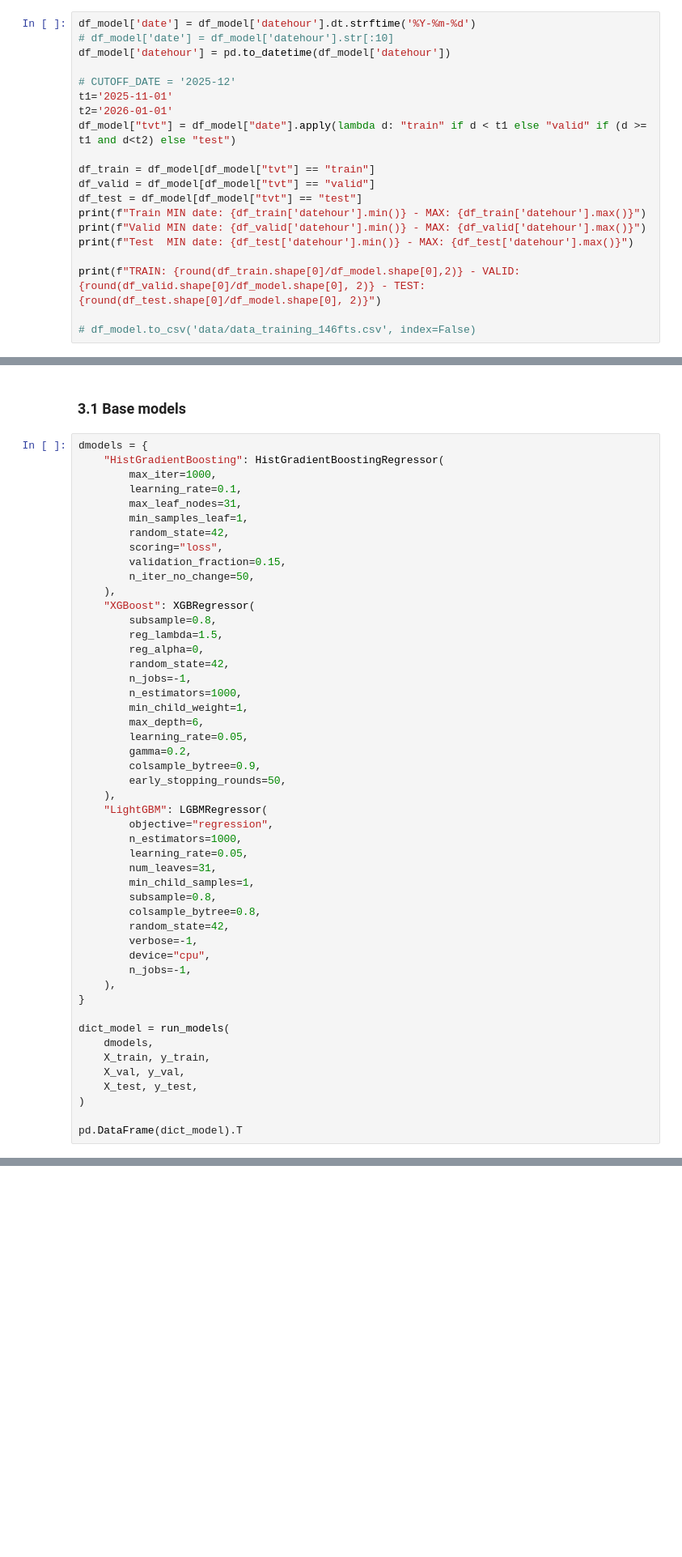
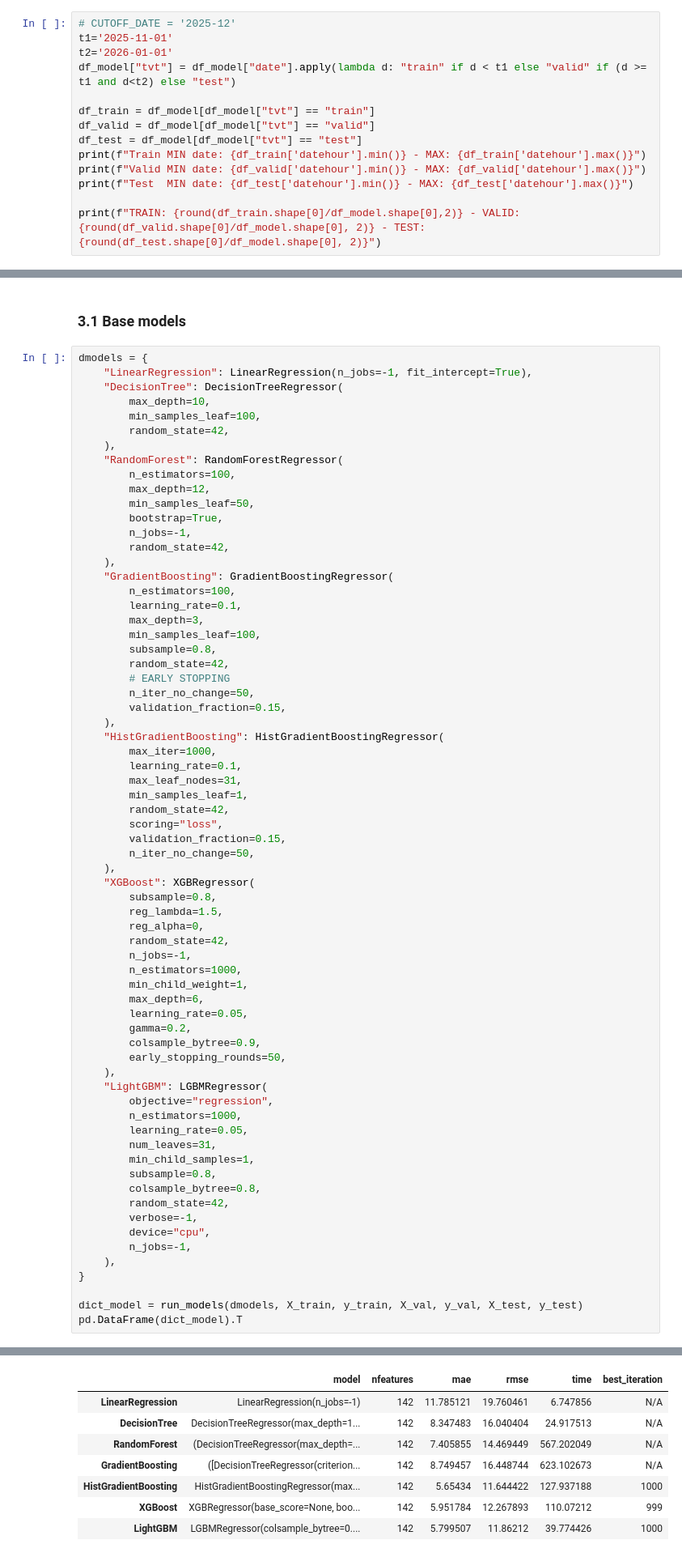
Before and after one commit to haleyen/mda_project, a Jupyter notebook: explo/yenha/D00_final_modeling.ipynb, the cells around one changed output, grey strips where cells are left out. Shown at 81% size. Cells and saved outputs as stored; diff of their text form; blank space fills up the shorter version.

```diff
--- a/explo/yenha/D00_final_modeling.ipynb
+++ b/explo/yenha/D00_final_modeling.ipynb
@@ -923,8 +934,4 @@ df_model.shape
 # %%
-df_model['date'] = df_model['datehour'].dt.strftime('%Y-%m-%d')
-# df_model['date'] = df_model['datehour'].str[:10]
-df_model['datehour'] = pd.to_datetime(df_model['datehour'])
-
 # CUTOFF_DATE = '2025-12'
 t1='2025-11-01'
 t2='2026-01-01'
@@ -938,8 +945,6 @@ print(f"Valid MIN date: {df_valid['datehour'].min()} - MAX: {df_valid['datehour'
 print(f"Test  MIN date: {df_test['datehour'].min()} - MAX: {df_test['datehour'].max()}")
 
 print(f"TRAIN: {round(df_train.shape[0]/df_model.shape[0],2)} - VALID: {round(df_valid.shape[0]/df_model.shape[0], 2)} - TEST: {round(df_test.shape[0]/df_model.shape[0], 2)}")
-
-# df_model.to_csv('data/data_training_146fts.csv', index=False)
 # %% [output]
 Train MIN date: 2024-12-08 00:00:00 - MAX: 2025-10-31 23:00:00
 Valid MIN date: 2025-11-01 00:00:00 - MAX: 2025-12-31 23:00:00
@@ -997,6 +1003,31 @@ Test   (246763, 146): 2026-01-01 00:00:00, 2026-03-14 03:00:00
 ### 3.1 Base models
 # %%
 dmodels = {
+    "LinearRegression": LinearRegression(n_jobs=-1, fit_intercept=True),
+    "DecisionTree": DecisionTreeRegressor(
+        max_depth=10,
+        min_samples_leaf=100,
+        random_state=42,
+    ),
+    "RandomForest": RandomForestRegressor(
+        n_estimators=100,
+        max_depth=12,
+        min_samples_leaf=50,
+        bootstrap=True,
+        n_jobs=-1,
+        random_state=42,
+    ),
+    "GradientBoosting": GradientBoostingRegressor(
+        n_estimators=100,
+        learning_rate=0.1,
+        max_depth=3,
+        min_samples_leaf=100,
+        subsample=0.8,
+        random_state=42,
+        # EARLY STOPPING
+        n_iter_no_change=50,
+        validation_fraction=0.15,
+    ),
     "HistGradientBoosting": HistGradientBoostingRegressor(
         max_iter=1000,
         learning_rate=0.1,
@@ -1036,12 +1067,6 @@ dmodels = {
     ),
 }
 
-dict_model = run_models(
-    dmodels,
-    X_train, y_train,
-    X_val, y_val,
-    X_test, y_test,
-)
-
+dict_model = run_models(dmodels, X_train, y_train, X_val, y_val, X_test, y_test)
 pd.DataFrame(dict_model).T
 # %% [output]
@@ -1052 +1080,9 @@ LightGBM_SHAP_54fts  - 5.777 - 1000
+|  | model | nfeatures | mae | rmse | time | best_iteration |
+| LinearRegression | LinearRegression(n_jobs=-1) | 142 | 11.785121 | 19.760461 | 6.747856 | N/A |
+| DecisionTree | DecisionTreeRegressor(max_depth=1... | 142 | 8.347483 | 16.040404 | 24.917513 | N/A |
+| RandomForest | (DecisionTreeRegressor(max_depth=... | 142 | 7.405855 | 14.469449 | 567.202049 | N/A |
+| GradientBoosting | ([DecisionTreeRegressor(criterion... | 142 | 8.749457 | 16.448744 | 623.102673 | N/A |
+| HistGradientBoosting | HistGradientBoostingRegressor(max... | 142 | 5.65434 | 11.644422 | 127.937188 | 1000 |
+| XGBoost | XGBRegressor(base_score=None, boo... | 142 | 5.951784 | 12.267893 | 110.07212 | 999 |
+| LightGBM | LGBMRegressor(colsample_bytree=0.... | 142 | 5.799507 | 11.86212 | 39.774426 | 1000 |
 # %% [markdown]
```
Also changed, not shown: parts of 33 cells of this notebook, 2 other files.
